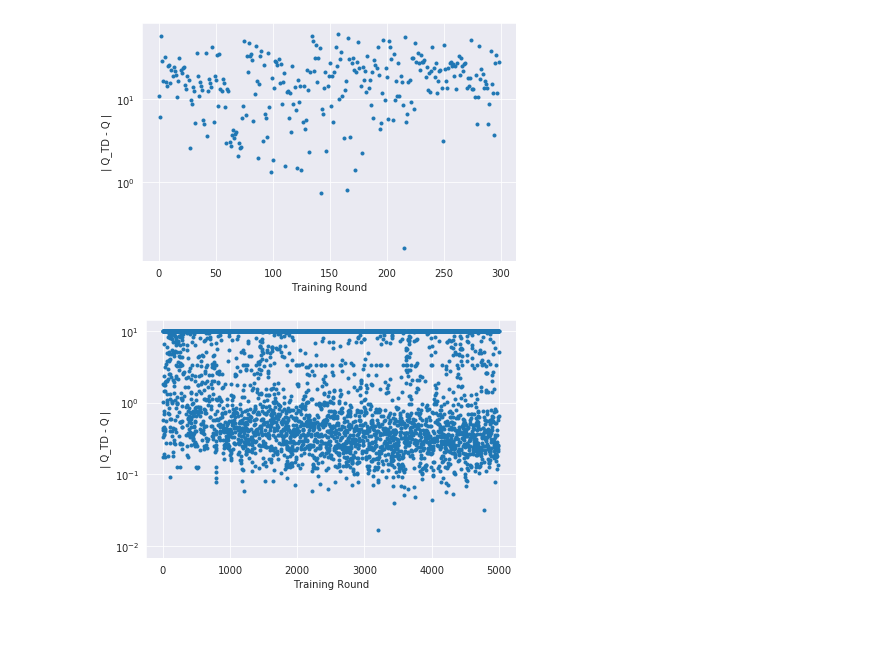
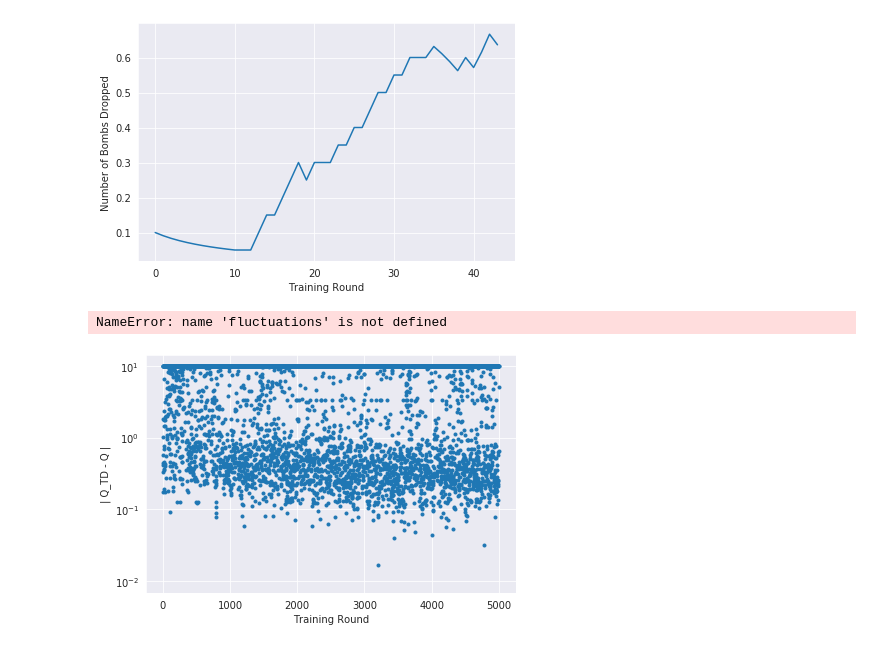
Before and after one commit to dibstan/bomberman_rl, a Jupyter notebook: tryout.ipynb, the cells around one changed output. Drawn from its saved outputs; the diff is of its cells as text; code cells hidden in the pictures.

Commit message:
benchmark implementation for stochastic ente

```diff
--- a/tryout.ipynb
+++ b/tryout.ipynb
@@ -21,3 +9,24 @@ a
-# %%
-with open("agent_code/kampfente_batched_boosted/fluctuations.pt", "rb") as file:
-            fluctuations = pickle.load(file)
+# %%
+def running_mean(array, n):
+    running_mean = []
+    for i in range(len(array)):
+        min = np.clip(i-n, 0, len(coins))
+        max = np.clip(i+n, 0, len(coins))
+        running_mean.append(np.mean(array[min:max]))
+    return running_mean
+# %%
+with open("agent_code/kampfente_stochastic_benchmarks/coins.pt", "rb") as file:
+            coins = pickle.load(file)
+            coins_running_mean = running_mean(coins, 10)
+with open("agent_code/kampfente_stochastic_benchmarks/bombs.pt", "rb") as file:
+            bombs = pickle.load(file)
+            bombs_running_mean = running_mean(bombs, 10)
+with open("agent_code/kampfente_stochastic_benchmarks/deaths.pt", "rb") as file:
+            deaths = pickle.load(file)
+            deaths_running_mean = running_mean(deaths, 10)
+with open("agent_code/kampfente_stochastic_benchmarks/kills.pt", "rb") as file:
+            kills = pickle.load(file)
+            kills_running_mean = running_mean(kills, 10)
+with open("agent_code/kampfente_stochastic_benchmarks/crates_destroyed.pt", "rb") as file:
+            crates_destroyed = pickle.load(file)
+            crates_destroyed_running_mean = running_mean(crates_destroyed, 10)
@@ -24,14 +42,15 @@ with open("agent_code/kampfente_batched_boosted/fluctuations.pt", "rb") as file:
 # %%
 with sns.axes_style('darkgrid'):
-    plt.scatter(np.arange(len(fluctuations[:])),fluctuations[:],marker='.')
+    plt.plot(np.arange(len(bombs[:])),bombs_running_mean[:])
     plt.xlabel('Training Round')
-    plt.ylabel('| Q_TD - Q |')
-    plt.yscale('log')
+    plt.ylabel('Number of Bombs Dropped')
     plt.tight_layout()
 # %% [output]
-[figure, old version]
+[figure, new version]
 # %%
 fluctuations_old = np.copy(fluctuations)
+# %% [output]
+NameError: name 'fluctuations' is not defined
 # %%
 with sns.axes_style('darkgrid'):
     plt.scatter(np.arange(len(fluctuations_old[:])),fluctuations_old[:],marker='.')
```
Also changed, not shown: parts of 4 cells of this notebook, 42 other files.
